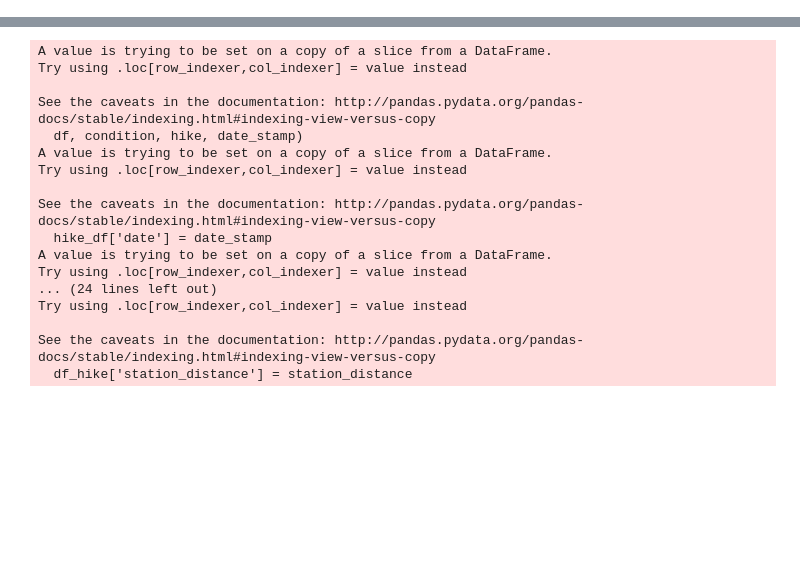
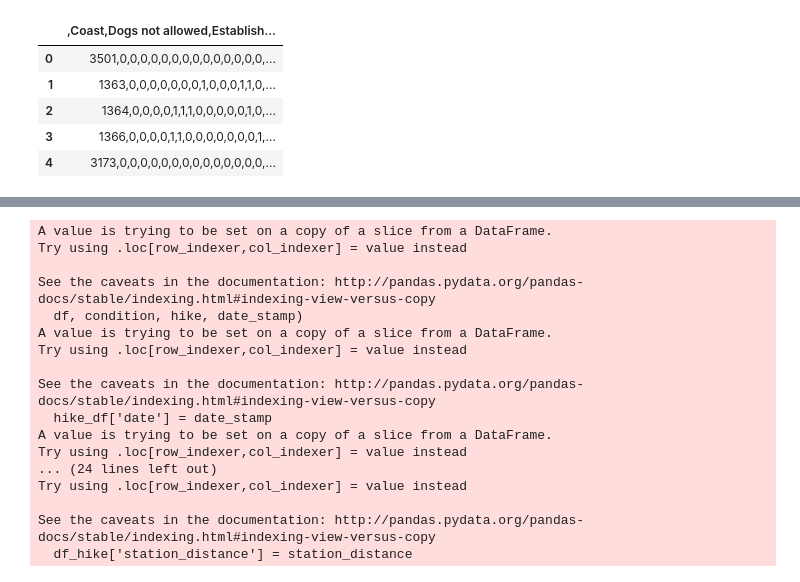
Before and after one commit to huddlestona/Trail_Report, a Jupyter notebook: bug_fix_final_model.ipynb, the cells around one changed output, grey strips where cells are left out. Saved outputs shown, nothing was run; the diff lists cells and outputs as text; code cells hidden in the pictures; blank space fills up the shorter version.

```diff
--- a/trail_report/scraps/bug_fix_final_model.ipynb
+++ b/bug_fix_final_model.ipynb
@@ -6,3 +6,12 @@ hike = 'Mount Rose'
 date = '05/22/18'
 # %%
 df_init, df_trail, weather, weather_dist = load_databases()
+# %%
+df_trail.head()
+# %% [output]
+|  | ,Coast,Dogs not allowed,Establish... |
+| 0 | 3501,0,0,0,0,0,0,0,0,0,0,0,0,0,0,... |
+| 1 | 1363,0,0,0,0,0,0,0,1,0,0,0,1,1,0,... |
+| 2 | 1364,0,0,0,0,1,1,1,0,0,0,0,0,1,0,... |
+| 3 | 1366,0,0,0,0,1,1,0,0,0,0,0,0,0,1,... |
+| 4 | 3173,0,0,0,0,0,0,0,0,0,0,0,0,0,0,... |
```
Also changed, not shown: parts of 5 cells of this notebook, 1 other file.
